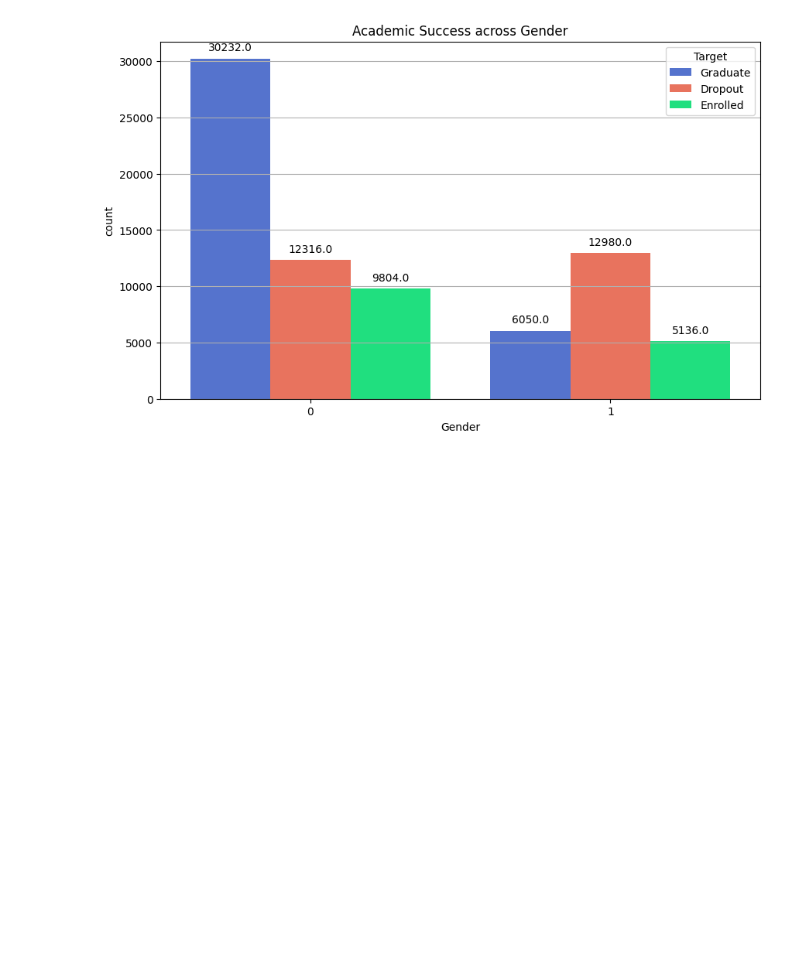
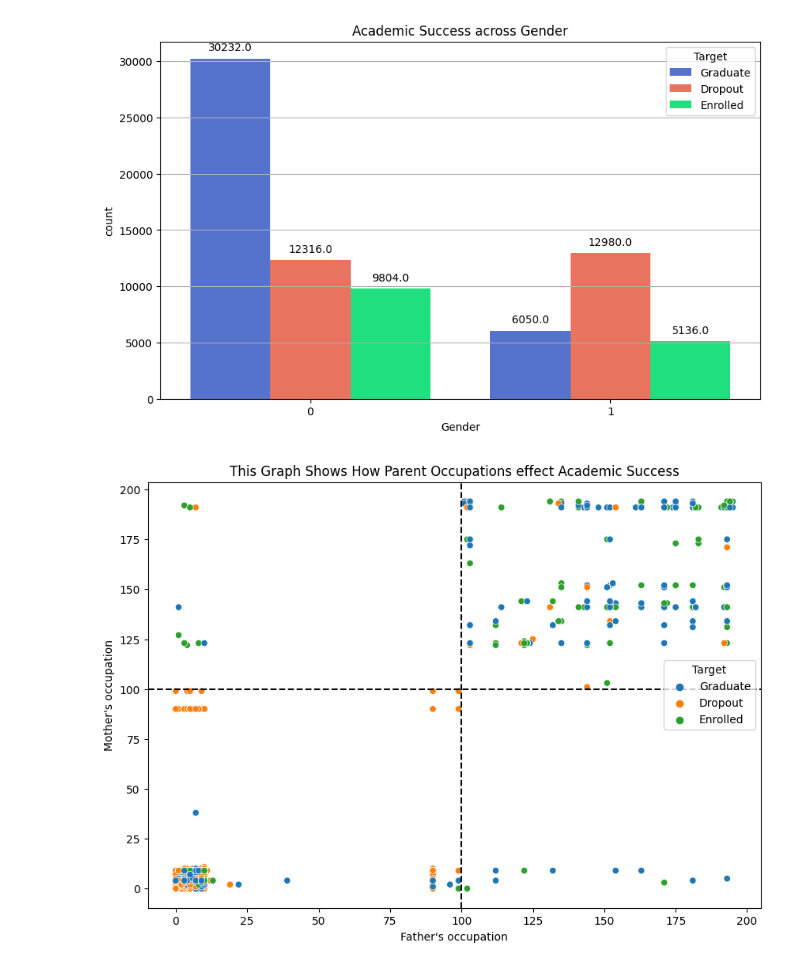
Before and after one commit to junaidulhassan/My-All-Kaggle-Jupyter-Notebooks, a Jupyter notebook: Academic Success Evaluation | Data Analysis/notebook.ipynb, the cells around one changed output. Cells and saved outputs as stored; diff of their text form; code cells hidden in the pictures; blank space fills up the shorter version.

Commit message:
Kaggle Notebook | Academic Success Evaluation | Version 1

```diff
--- a/Academic Success Evaluation | Data Analysis/notebook.ipynb
+++ b/Academic Success Evaluation | Data Analysis/notebook.ipynb
@@ -118,3 +118,18 @@ for p in ax.patches:
 plt.show()
 # %% [output]
 [figure]
+# %%
+plt.figure(
+    figsize=(10,7)
+)
+sns.scatterplot(
+    x = train_df['Father\'s occupation'],
+    y = train_df['Mother\'s occupation'],
+    hue = train_df['Target']
+)
+plt.title('This Graph Shows How Parent Occupations effect Academic Success')
+plt.axhline(y=100, linestyle='--',color='black')
+plt.axvline(x=100, linestyle='--',color='black')
+plt.show()
+# %% [output]
+[figure, added]
```
